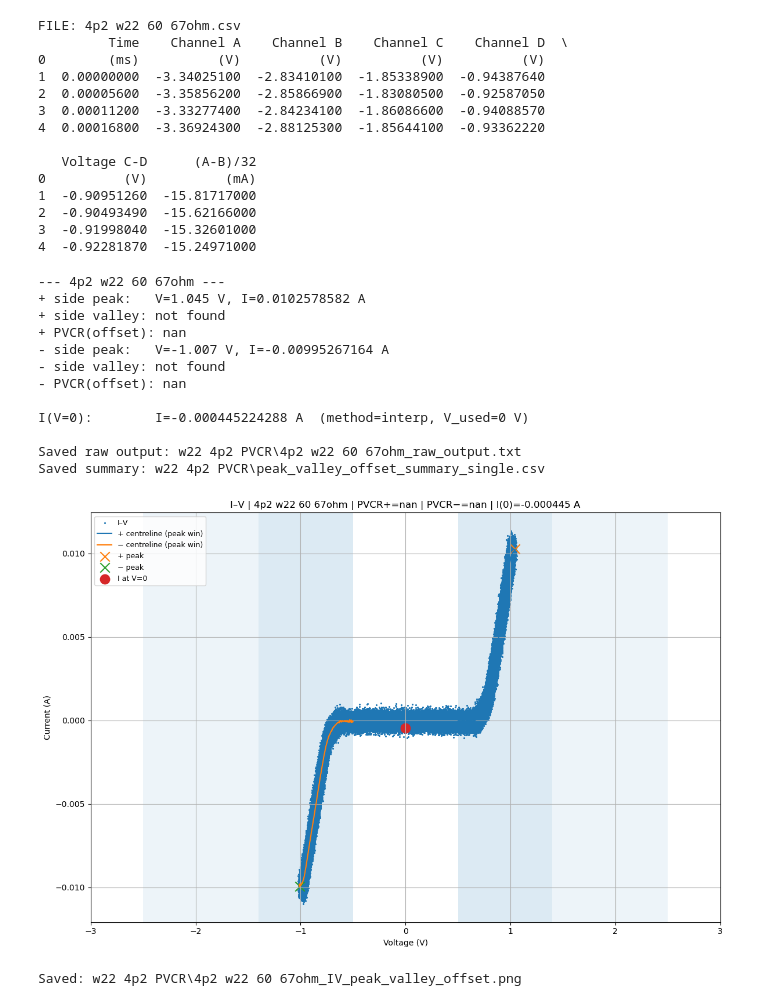
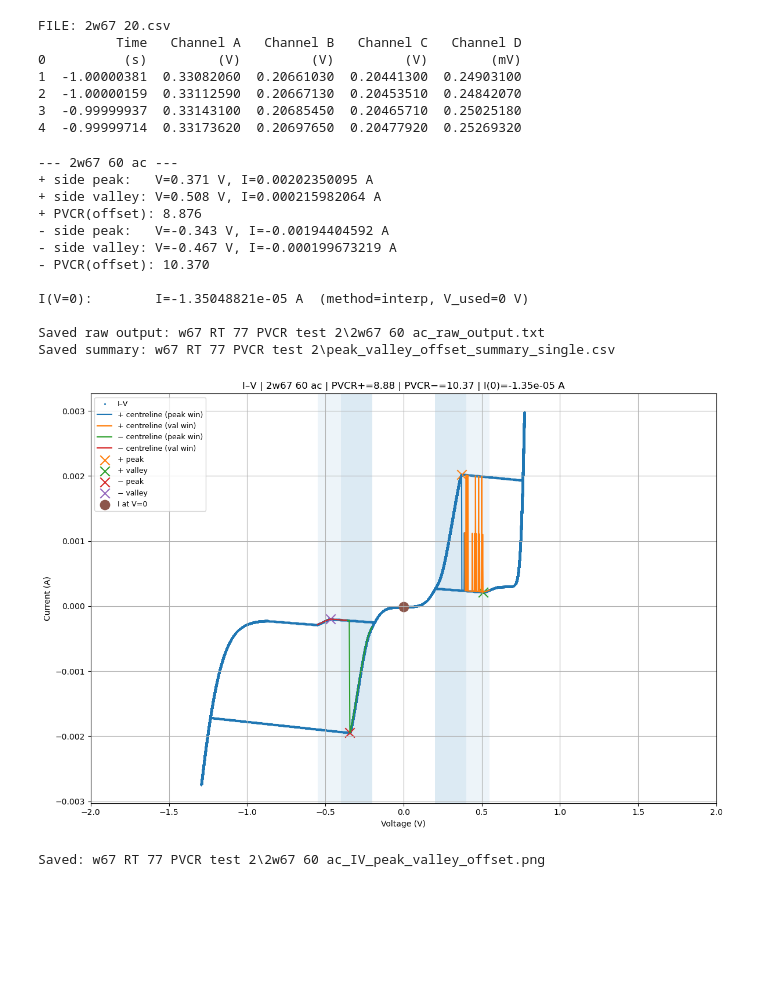
Before and after one commit to Jc2472/E2a-SQD-code, a Jupyter notebook: V2 final code.ipynb, the cells around one changed output. Drawn from its saved outputs; the diff is of its cells as text; code cells hidden in the pictures; blank space fills up the shorter version.

```diff
--- a/V2 final code.ipynb
+++ b/V2 final code.ipynb
@@ -5,30 +5,23 @@ import numpy as np
 from pathlib import Path
 # %%
 # Quick header check (run this cell whenever you want to inspect a file)
-check_file = "4p2 w22 60 67ohm.csv"   # <- change this
+check_file = "2w67 0.csv"   # <- change this
 df_check = pd.read_csv(check_file)
 print("\nFILE:", check_file)
 print(df_check.head())
 # %% [output]
-FILE: 4p2 w22 60 67ohm.csv
-         Time    Channel A    Channel B    Channel C    Channel D  \
-0        (ms)          (V)          (V)          (V)          (V)
-1  0.00000000  -3.34025100  -2.83410100  -1.85338900  -0.94387640
-2  0.00005600  -3.35856200  -2.85866900  -1.83080500  -0.92587050
-3  0.00011200  -3.33277400  -2.84234100  -1.86086600  -0.94088570
-4  0.00016800  -3.36924300  -2.88125300  -1.85644100  -0.93362220
-
-   Voltage C-D      (A-B)/32
-0          (V)          (mA)
-1  -0.90951260  -15.81717000
-2  -0.90493490  -15.62166000
-3  -0.91998040  -15.32601000
-4  -0.92281870  -15.24971000
+FILE: 2w67 20.csv
+          Time   Channel A   Channel B   Channel C   Channel D
+0          (s)         (V)         (V)         (V)        (mV)
+1  -1.00000381  0.33082060  0.20661030  0.20441300  0.24903100
+2  -1.00000159  0.33112590  0.20667130  0.20453510  0.24842070
+3  -0.99999937  0.33143100  0.20685450  0.20465710  0.25025180
+4  -0.99999714  0.33173620  0.20697650  0.20477920  0.25269320
 # %%
 # =========================
 # 0) FILE CHOICE (MOVE UP)
 # =========================
-file = "4p2 w22 60 67ohm.csv"  # <-- change this
+file = "2w67 60 ac.csv"  # <-- change this
 
 # Choose ONE VI conversion function:
 # vi_func = VI_from_ABCD
@@ -42,7 +35,7 @@ vi_func_name = "VI_from_ABCD"  # <-- change this string to match your choice
 # =========================
 # 1) OUTPUT SETTINGS
 # =========================
-output_folder = "w22 4p2 PVCR"
+output_folder = "w67 RT 77 PVCR test 2"
 out_dir = Path(output_folder)
 out_dir.mkdir(parents=True, exist_ok=True)
 # %%
@@ -52,12 +45,12 @@ out_dir.mkdir(parents=True, exist_ok=True)
 dv_after_peak = 0.02  # V: ignore points within this voltage of the peak when searching for the valley
 
 # +V side
-Vpeak_pos_min, Vpeak_pos_max = 0.5, 1.4
-Vval_pos_min,  Vval_pos_max  = 0.5, 2.5
+Vpeak_pos_min, Vpeak_pos_max = 0.2, 0.4
+Vval_pos_min,  Vval_pos_max  = 0.2, 0.55
 
 # -V side
-Vpeak_neg_min, Vpeak_neg_max = -1.4, -0.5
-Vval_neg_min,  Vval_neg_max  = -2.5, -0.5
+Vpeak_neg_min, Vpeak_neg_max = -0.4, -0.2
+Vval_neg_min,  Vval_neg_max  = -0.55, -0.2
 
 # Optional per-file window overrides (usually leave empty)
 wins = {}
@@ -65,12 +58,12 @@ wins = {}
 # =========================
 # 3) CONVERSION FUNCTIONS
 # =========================
-def VI_from_ABCD(df, R_series=67):
+def VI_from_ABCD(df, R_series=3256):
     A = pd.to_numeric(df["Channel A"], errors="coerce")
     B = pd.to_numeric(df["Channel B"], errors="coerce")
     C = pd.to_numeric(df["Channel C"], errors="coerce")
     D = pd.to_numeric(df["Channel D"], errors="coerce")
-    V = C - D
+    V = C - D / 1000
     I = (A - B) / R_series
     return V, I
 
@@ -92,7 +85,7 @@ def VI_from_ABCD_bigR_lowD(df, R_series=98.2):
     I = (A - B) / R_series
     return V, I
 
-def VI_from_ABC(df, R_series=32.855):
+def VI_from_ABC(df, R_series=98):
     A = pd.to_numeric(df["Channel A"], errors="coerce")
     B = pd.to_numeric(df["Channel B"], errors="coerce")
     C = pd.to_numeric(df["Channel C"], errors="coerce")
@@ -430,43 +423,43 @@ def main():
     if np.isfinite(pos["V_peak"]):
         plt.scatter([pos["V_peak"]], [pos["I_peak"]], s=140, marker="x", label="+ peak")
     if np.isfinite(pos["V_valley"]):
         plt.scatter([pos["V_valley"]], [pos["I_valley"]], s=140, marker="x", label="+ valley")
     if np.isfinite(neg["V_peak"]):
         plt.scatter([neg["V_peak"]], [neg["I_peak"]], s=140, marker="x", label="− peak")
     if np.isfinite(neg["V_valley"]):
         plt.scatter([neg["V_valley"]], [neg["I_valley"]], s=140, marker="x", label="− valley")
 
     if np.isfinite(I0):
         plt.scatter([0.0], [I0], s=140, marker="o", label="I at V=0")
 
-    plt.xlim(-3, 3)
+    plt.xlim(-2, 2)
     plt.xlabel("Voltage (V)")
     plt.ylabel("Current (A)")
     plt.title(f"I–V | {base} | PVCR+={PVCR_pos:.2f} | PVCR−={PVCR_neg:.2f} | I(0)={I0:.3g} A")
     plt.grid(True)
     plt.legend(loc="upper left", fontsize=9)
     plt.tight_layout()
 
     png_file = out_dir / f"{base}_IV_peak_valley_offset.png"
     plt.savefig(png_file, dpi=300, bbox_inches="tight")
     plt.show()
     print("Saved:", png_file)
 
 
 if __name__ == "__main__":
     main()
 # %% [output]
---- 4p2 w22 60 67ohm ---
-+ side peak:   V=1.045 V, I=0.0102578582 A
-+ side valley: not found
-+ PVCR(offset): nan
-- side peak:   V=-1.007 V, I=-0.00995267164 A
-- side valley: not found
-- PVCR(offset): nan
+--- 2w67 60 ac ---
++ side peak:   V=0.371 V, I=0.00202350095 A
++ side valley: V=0.508 V, I=0.000215982064 A
++ PVCR(offset): 8.876
+- side peak:   V=-0.343 V, I=-0.00194404592 A
+- side valley: V=-0.467 V, I=-0.000199673219 A
+- PVCR(offset): 10.370
 
-I(V=0):        I=-0.000445224288 A  (method=interp, V_used=0 V)
+I(V=0):        I=-1.35048821e-05 A  (method=interp, V_used=0 V)
 
-Saved raw output: w22 4p2 PVCR\4p2 w22 60 67ohm_raw_output.txt
-Saved summary: w22 4p2 PVCR\peak_valley_offset_summary_single.csv
+Saved raw output: w67 RT 77 PVCR test 2\2w67 60 ac_raw_output.txt
+Saved summary: w67 RT 77 PVCR test 2\peak_valley_offset_summary_single.csv
-[figure, old version]
+[figure, new version]
-Saved: w22 4p2 PVCR\4p2 w22 60 67ohm_IV_peak_valley_offset.png
+Saved: w67 RT 77 PVCR test 2\2w67 60 ac_IV_peak_valley_offset.png
```
